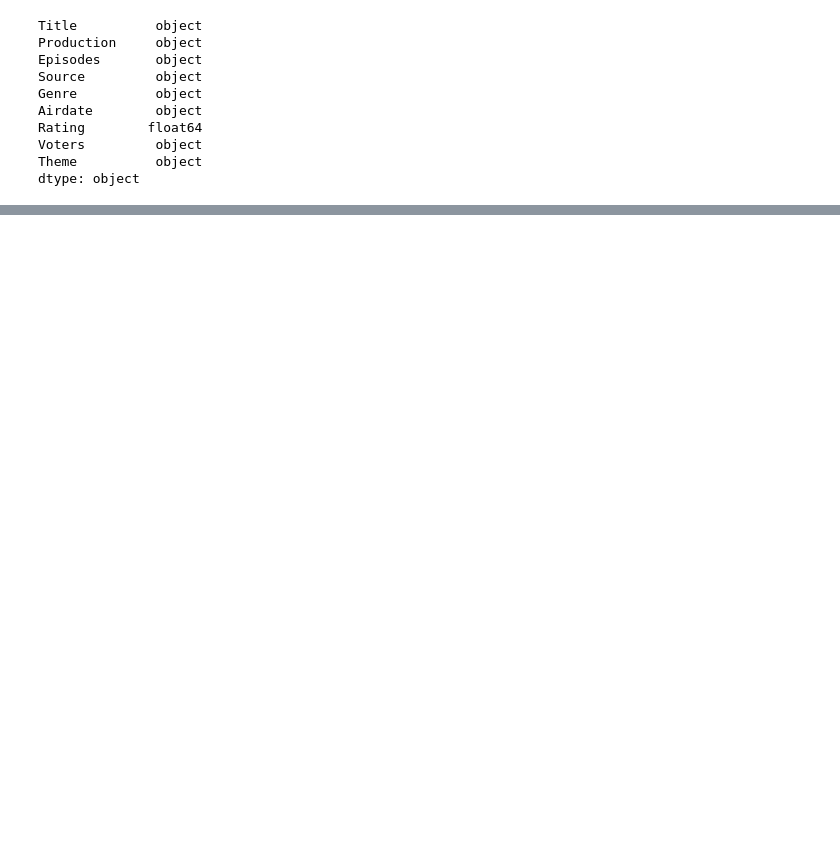
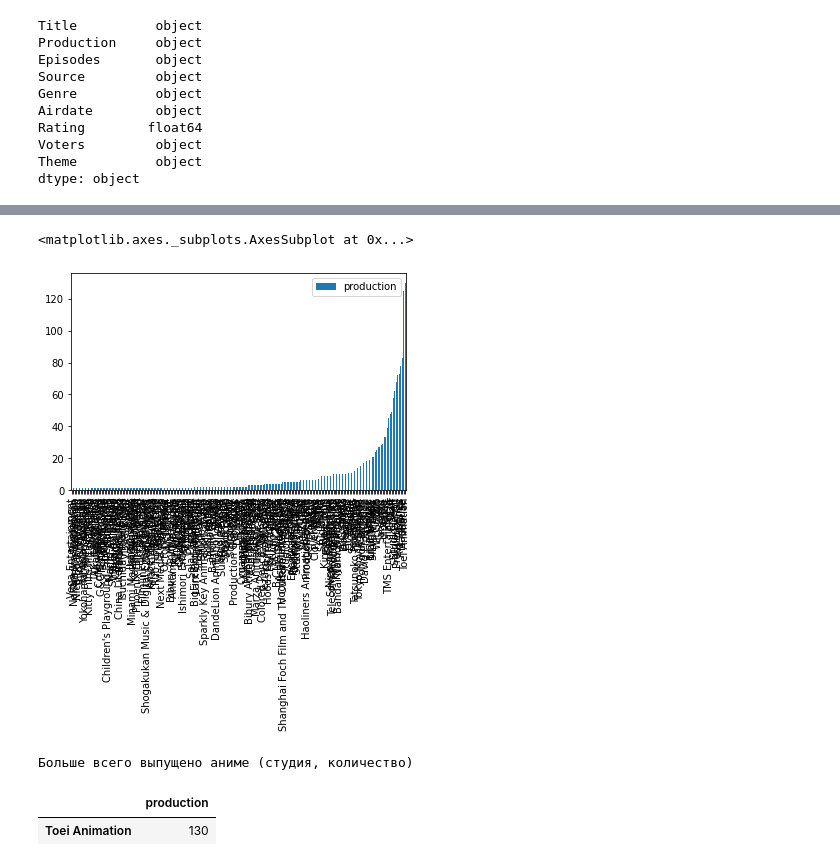
Before and after one commit to BeushevArtem/project, a Jupyter notebook: 16May.ipynb, the cells around one changed output, grey strips where cells are left out. Cells and saved outputs as stored; diff of their text form; code cells hidden in the pictures; blank space fills up the shorter version.

```diff
--- a/16May.ipynb
+++ b/16May.ipynb
@@ -39,0 +53,11 @@ ani.head()
+# %%
+ani = ani.replace({'episodes': '?'}, np.NaN)
+ani['episodes'] = ani['episodes'].astype('float64')
+
+peta = ani.columns.get_loc('voters')
+for i in range(ani.shape[0]):
+  ani.iloc[i, peta] = ani.iloc[i,peta].replace(',', '')
+ani['voters'] = ani['voters'].astype('int32')
+
+ani.describe()
+#изначально только рейтинг имеет чиловое значение
@@ -39,0 +118,13 @@ ani.head()
+# %%
+proda = ani['production'].value_counts(ascending = True).to_frame()#[-1:]
+proda.plot.bar()
+# %% [output]
+<matplotlib.axes._subplots.AxesSubplot at 0x...>
+[figure, added]
+# %%
+print('Больше всего выпущено аниме (студия, количество)')
+proda[-1:]
+# %% [output]
+Больше всего выпущено аниме (студия, количество)
+|  | production |
+| Toei Animation | 130 |
```
Also changed, not shown: parts of 18 cells of this notebook.
